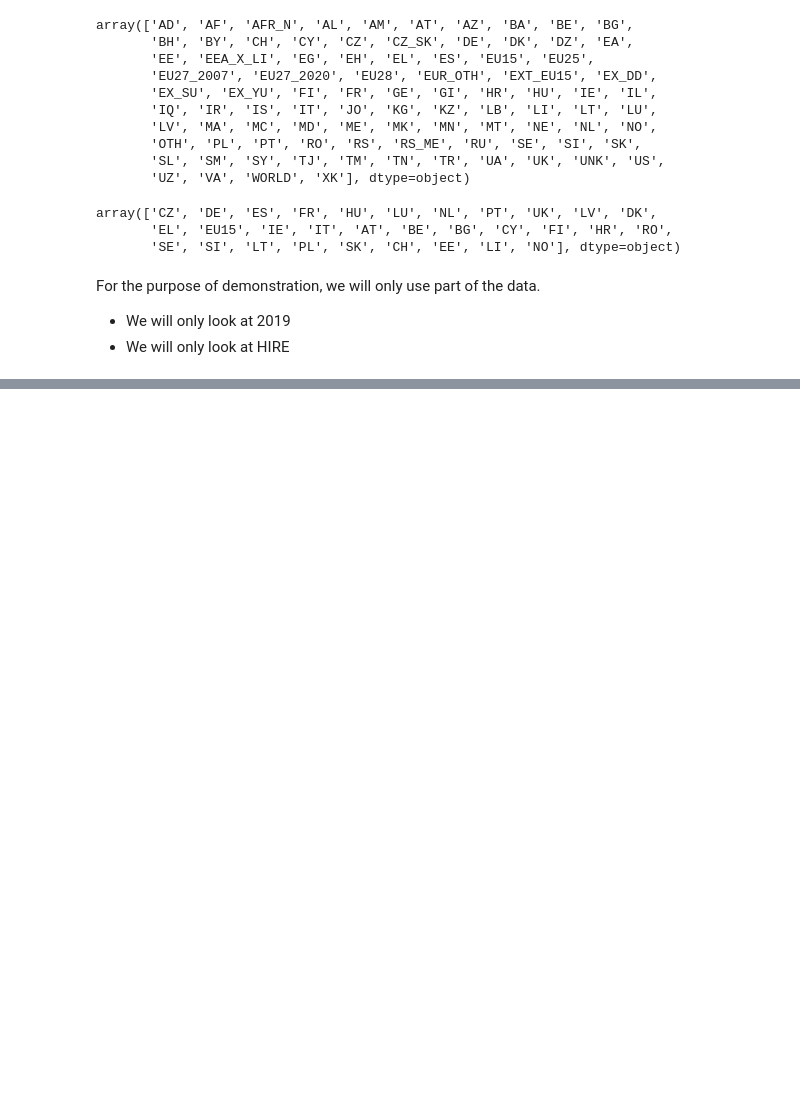
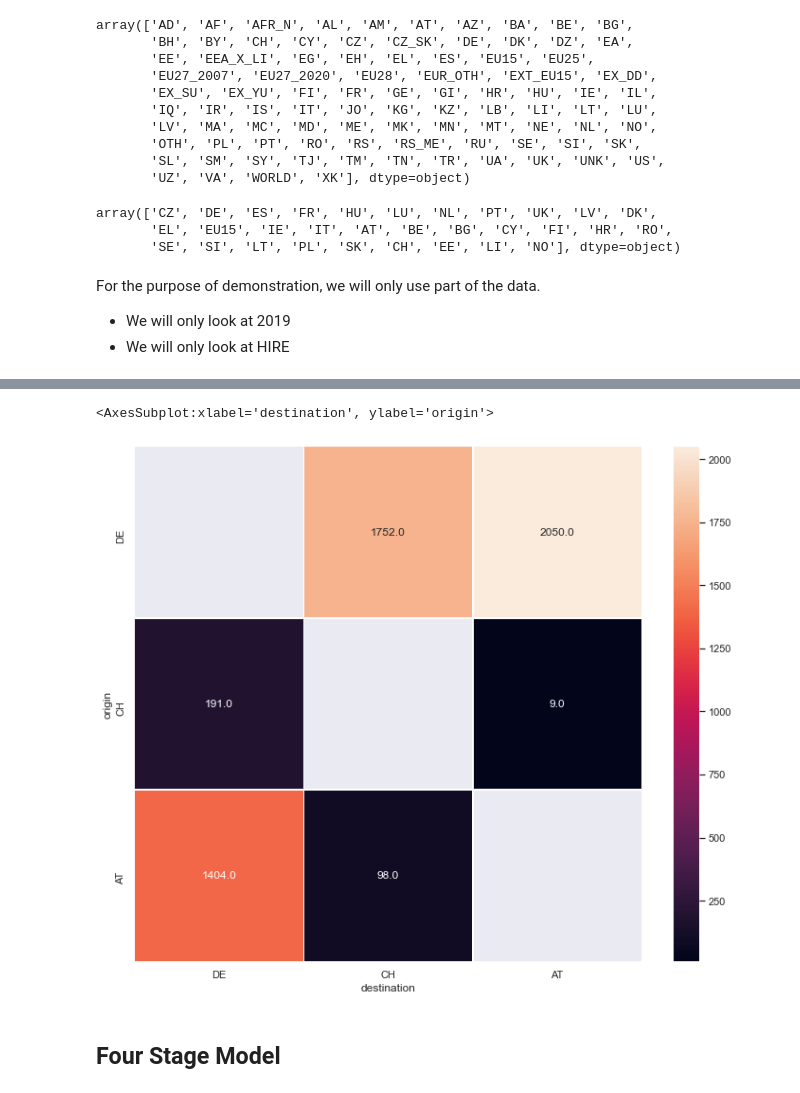
Before and after one commit to emptymalei/theflow-code, a Jupyter notebook: road_freight/european-road-freight.ipynb, the cells around one changed output, grey strips where cells are left out. Saved outputs shown, nothing was run; the diff lists cells and outputs as text; code cells hidden in the pictures; blank space fills up the shorter version.

```diff
--- a/road_freight/european-road-freight.ipynb
+++ b/road_freight/european-road-freight.ipynb
@@ -206,0 +298,4 @@ df_load_19_com.to_csv("assets/road-freight-eurostats/eurostats_load_19_com.csv")
+# %%
+lunl_minimal = ["DE", "CH", "AT"]
+df_lunl_minimal = df_lunl.loc[lunl_minimal, lunl_minimal]
+df_lunl_minimal
@@ -206,0 +308,11 @@ df_load_19_com.to_csv("assets/road-freight-eurostats/eurostats_load_19_com.csv")
+# %%
+fig, ax = plt.subplots(figsize=(12, 10))
+
+sns.heatmap(
+    df_lunl_minimal, annot=True, fmt="0.1f", linewidths=.5, ax=ax
+)
+# %% [output]
+<AxesSubplot:xlabel='destination', ylabel='origin'>
+[figure, added]
+# %% [markdown]
+## Four Stage Model
```
Also changed, not shown: parts of 31 cells of this notebook, 2 other files.
